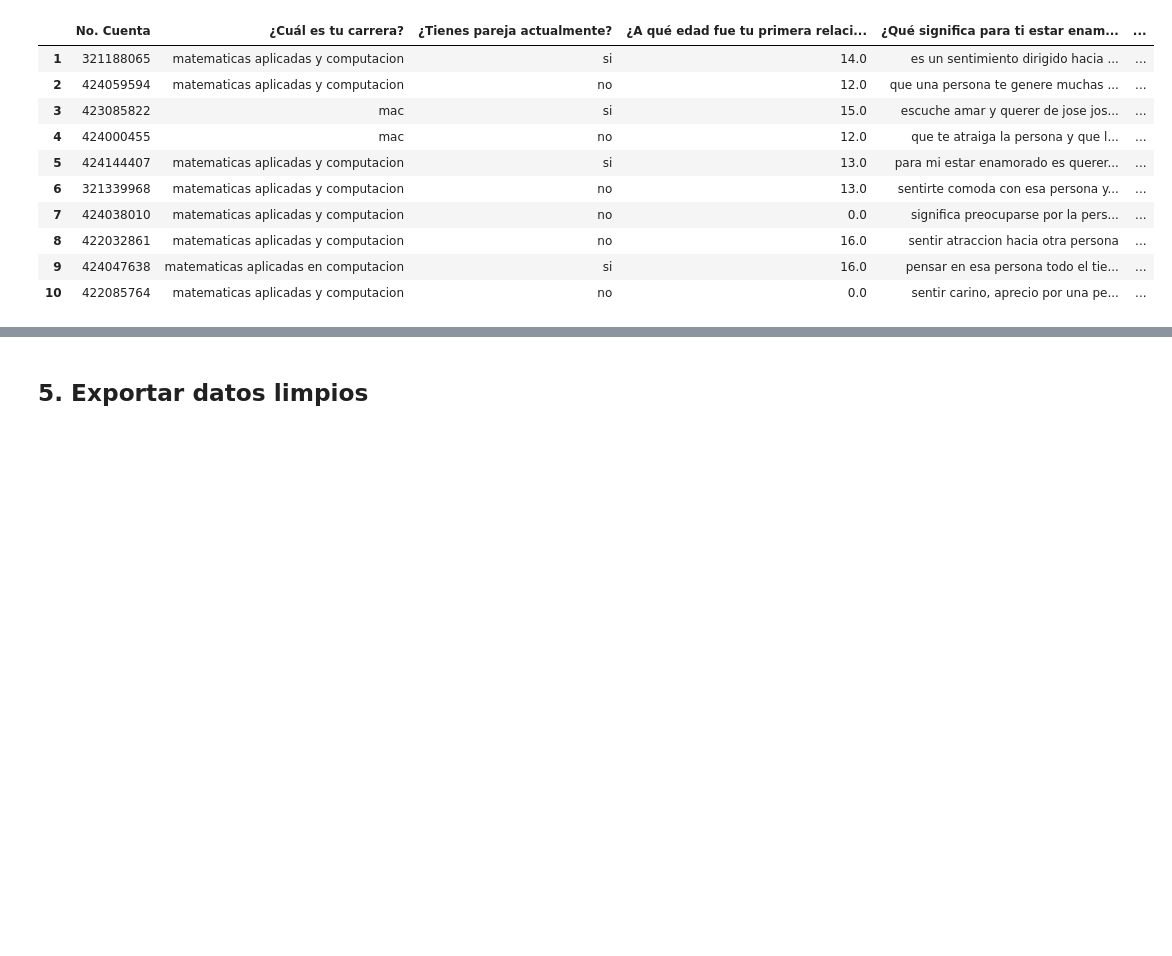
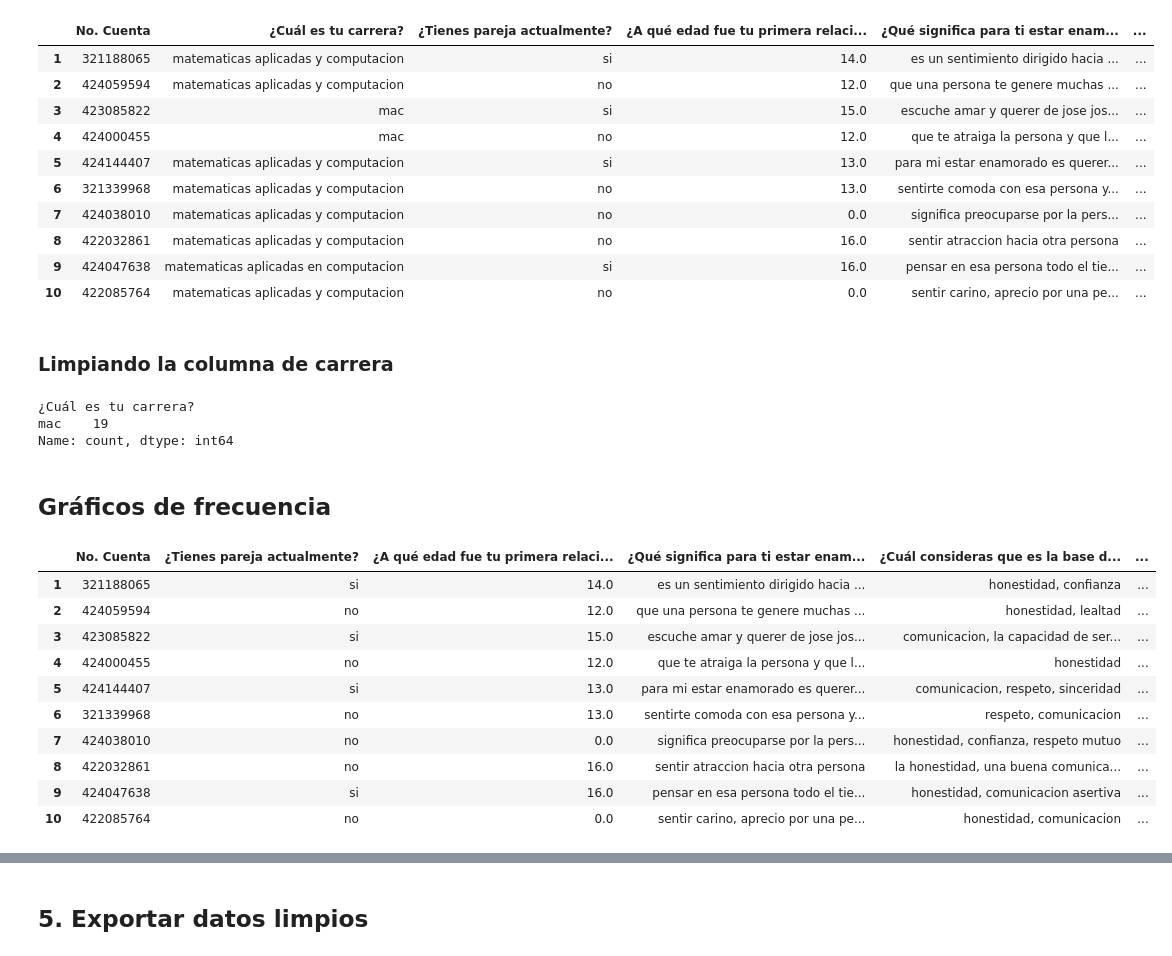
Before and after one commit to Acatlan-SI/LimpiezaData, a Jupyter notebook: notebooks/01_limpieza_datos.ipynb, the cells around one changed output, grey strips where cells are left out. Cells and saved outputs as stored; diff of their text form; code cells hidden in the pictures; blank space fills up the shorter version.

```diff
--- a/notebooks/01_limpieza_datos.ipynb
+++ b/notebooks/01_limpieza_datos.ipynb
@@ -201,3 +296,31 @@ display(df.head(10))
 | 8 | 422032861 | matematicas aplicadas y computacion | no | 16.0 | sentir atraccion hacia otra persona | ... |
 | 9 | 424047638 | matematicas aplicadas en computacion | si | 16.0 | pensar en esa persona todo el tie... | ... |
 | 10 | 422085764 | matematicas aplicadas y computacion | no | 0.0 | sentir carino, aprecio por una pe... | ... |
+# %% [markdown]
+### Limpiando la columna de carrera
+# %%
+col_carrera = df.columns[1]
+df[col_carrera] = limpiar_carrera(df[col_carrera])
+display(df[col_carrera].value_counts().head(20))
+
+df = df.drop(columns=[col_carrera])
+# %% [output]
+¿Cuál es tu carrera?
+mac    19
+Name: count, dtype: int64
+# %% [markdown]
+## Gráficos de frecuencia
+# %%
+display(df.head(10))
+# %% [output]
+|  | No. Cuenta | ¿Tienes pareja actualmente? | ¿A qué edad fue tu primera relaci... | ¿Qué significa para ti estar enam... | ¿Cuál consideras que es la base d... | ... |
+| 1 | 321188065 | si | 14.0 | es un sentimiento dirigido hacia ... | honestidad, confianza | ... |
+| 2 | 424059594 | no | 12.0 | que una persona te genere muchas ... | honestidad, lealtad | ... |
+| 3 | 423085822 | si | 15.0 | escuche amar y querer de jose jos... | comunicacion, la capacidad de ser... | ... |
+| 4 | 424000455 | no | 12.0 | que te atraiga la persona y que l... | honestidad | ... |
+| 5 | 424144407 | si | 13.0 | para mi estar enamorado es querer... | comunicacion, respeto, sinceridad | ... |
+| 6 | 321339968 | no | 13.0 | sentirte comoda con esa persona y... | respeto, comunicacion | ... |
+| 7 | 424038010 | no | 0.0 | significa preocuparse por la pers... | honestidad, confianza, respeto mutuo | ... |
+| 8 | 422032861 | no | 16.0 | sentir atraccion hacia otra persona | la honestidad, una buena comunica... | ... |
+| 9 | 424047638 | si | 16.0 | pensar en esa persona todo el tie... | honestidad, comunicacion asertiva | ... |
+| 10 | 422085764 | no | 0.0 | sentir carino, aprecio por una pe... | honestidad, comunicacion | ... |
```
Also changed, not shown: parts of 7 cells of this notebook.
